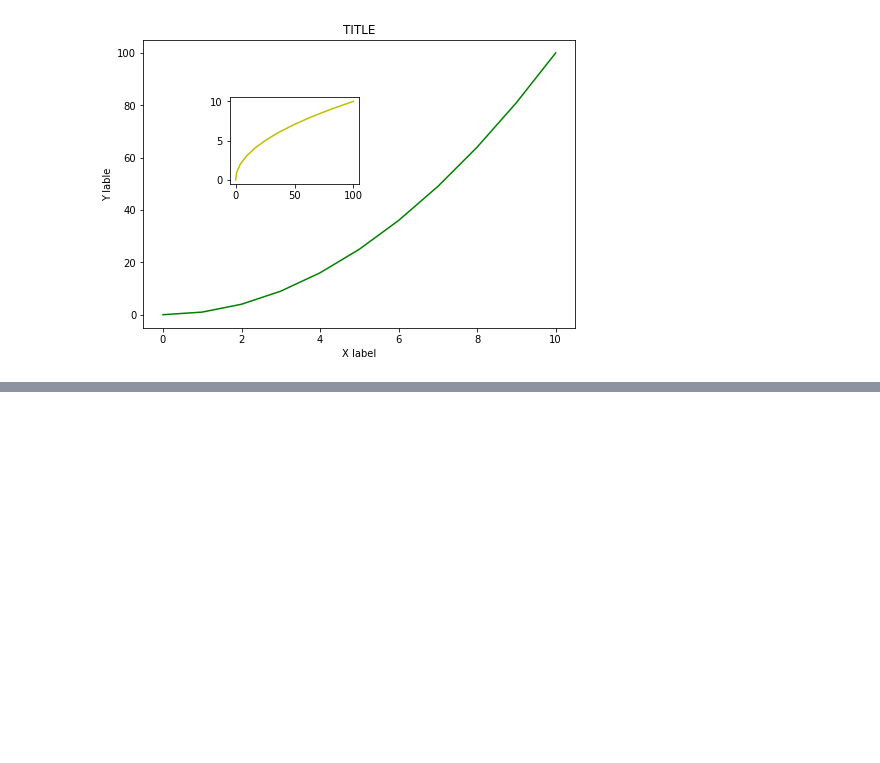
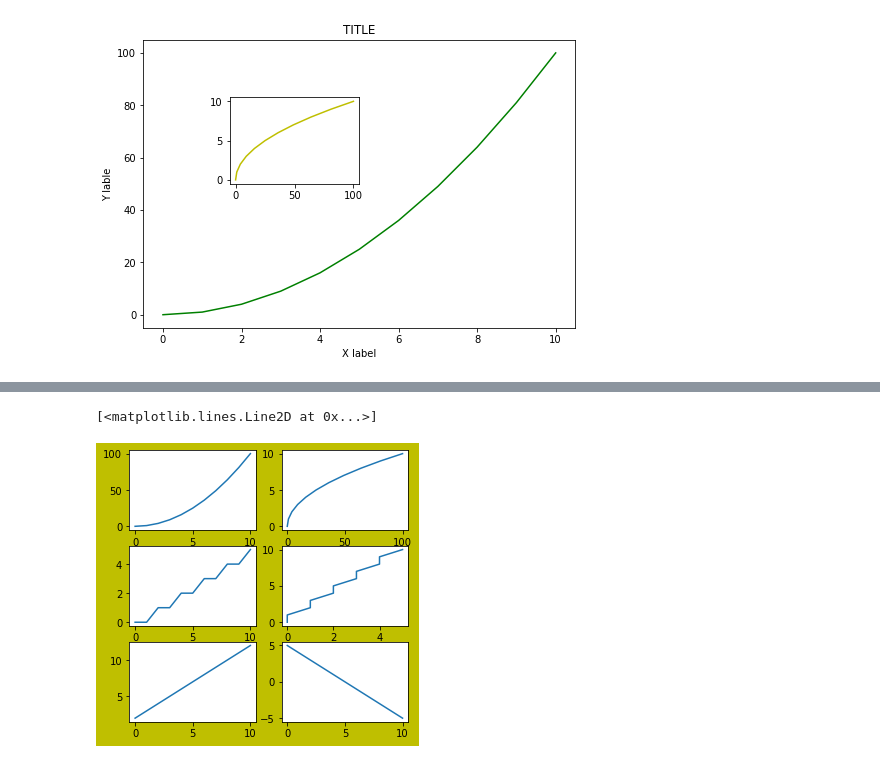
Before and after one commit to Purvanshsingh/Matplotlib, a Jupyter notebook: Matplotlib.ipynb, the cells around one changed output, grey strips where cells are left out. Saved outputs shown, nothing was run; the diff lists cells and outputs as text; code cells hidden in the pictures; blank space fills up the shorter version.

```diff
--- a/Matplotlib.ipynb
+++ b/Matplotlib.ipynb
@@ -66,0 +78,11 @@ ppy.tight_layout()
+# %%
+fig,((ax1,ax2),(ax3,ax4),(ax5,ax6)) = ppy.subplots(nrows=3,ncols=2,figsize=(5,5),facecolor='y')
+ax1.plot(x,x**2)
+ax2.plot(x**2,x)
+ax3.plot(x,x//2)
+ax4.plot(x//2,x)
+ax5.plot(x,x+2)
+ax6.plot(x,5-x)
+# %% [output]
+[<matplotlib.lines.Line2D at 0x...>]
+[figure, added]
```
Also changed, not shown: parts of 6 cells of this notebook.
